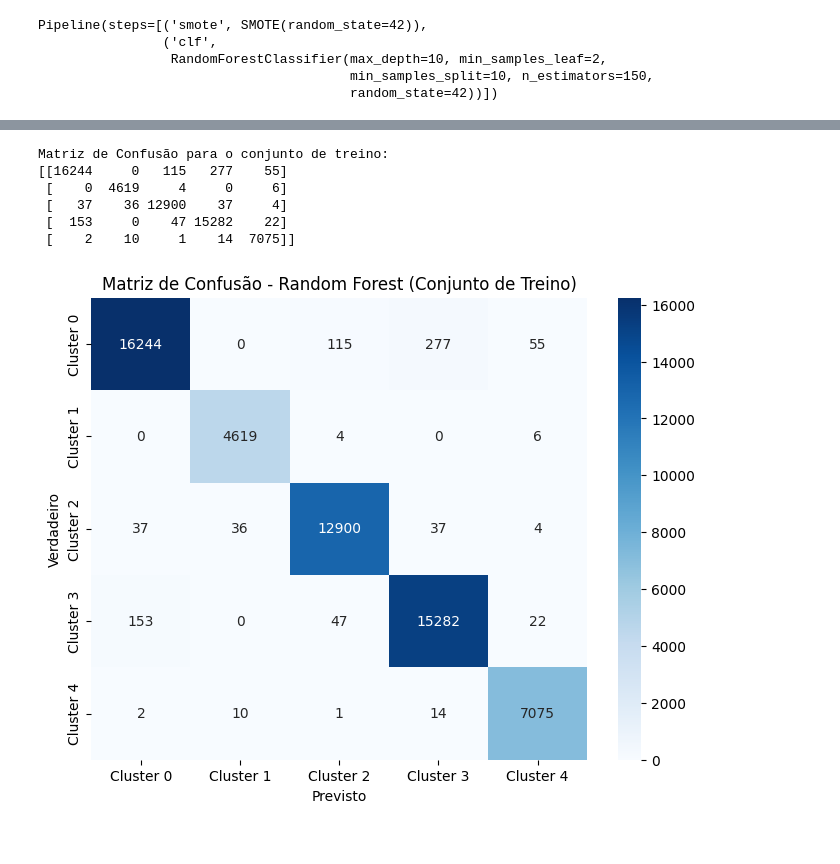
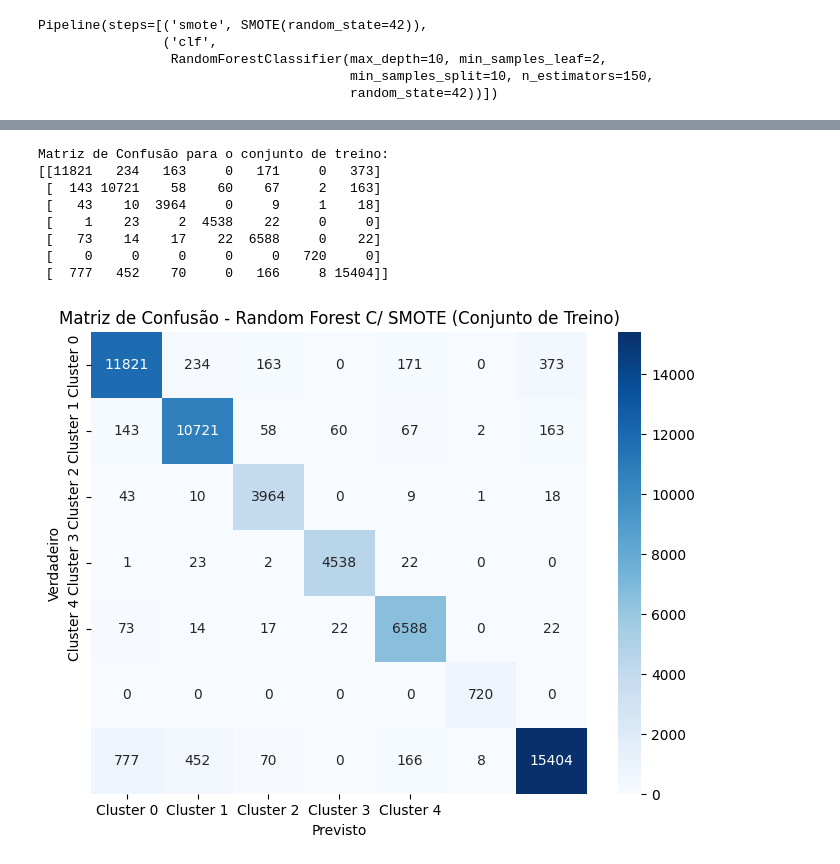
Before and after one commit to allanjfarias/PISI3, a Jupyter notebook: notebooks_classificação_clusters/random_forest_smote.ipynb, the cells around one changed output, grey strips where cells are left out. Cells and saved outputs as stored; diff of their text form; code cells hidden in the pictures.

```diff
--- a/notebooks_classificação_clusters/random_forest_smote.ipynb
+++ b/notebooks_classificação_clusters/random_forest_smote.ipynb
@@ -13,7 +13,7 @@ from sklearn.metrics import classification_report, confusion_matrix
 from imblearn.pipeline import Pipeline
 from imblearn.over_sampling import SMOTE
 # %%
-df = pd.read_csv("..\\datasets_paralelos\\kmeans_5clusters.csv")
+df = pd.read_csv("..\\datasets_paralelos\\kmeans_7clusters.csv")
 # %%
 # 2. Separar X e y
 X = df.drop(columns=['cluster'])
@@ -105,26 +109,28 @@ plt.show()
 # %%
 
 # Matriz de Confusão para o conjunto de treino
 conf_matrix_train = confusion_matrix(y_train, y_train_pred)
 print("Matriz de Confusão para o conjunto de treino:")
 print(conf_matrix_train)
 
 # Criar os rótulos para os clusters
 cluster_labels = [f'Cluster {i}' for i in range(5)]  # Se os clusters forem 0 a 4
 
 # Plotar a matriz de confusão para o conjunto de treino
 plt.figure(figsize=(8, 6))
 sns.heatmap(conf_matrix_train, annot=True, fmt='d', cmap='Blues',
             xticklabels=cluster_labels, yticklabels=cluster_labels)
 plt.xlabel('Previsto')
 plt.ylabel('Verdadeiro')
-plt.title('Matriz de Confusão - Random Forest (Conjunto de Treino)')
+plt.title('Matriz de Confusão - Random Forest C/ SMOTE (Conjunto de Treino)')
 plt.show()
 # %% [output]
 Matriz de Confusão para o conjunto de treino:
-[[16244     0   115   277    55]
- [    0  4619     4     0     6]
- [   37    36 12900    37     4]
- [  153     0    47 15282    22]
- [    2    10     1    14  7075]]
+[[11821   234   163     0   171     0   373]
+ [  143 10721    58    60    67     2   163]
+ [   43    10  3964     0     9     1    18]
+ [    1    23     2  4538    22     0     0]
+ [   73    14    17    22  6588     0    22]
+ [    0     0     0     0     0   720     0]
+ [  777   452    70     0   166     8 15404]]
-[figure, old version]
+[figure, new version]
```
Also changed, not shown: parts of 4 cells of this notebook, 2 other files.
